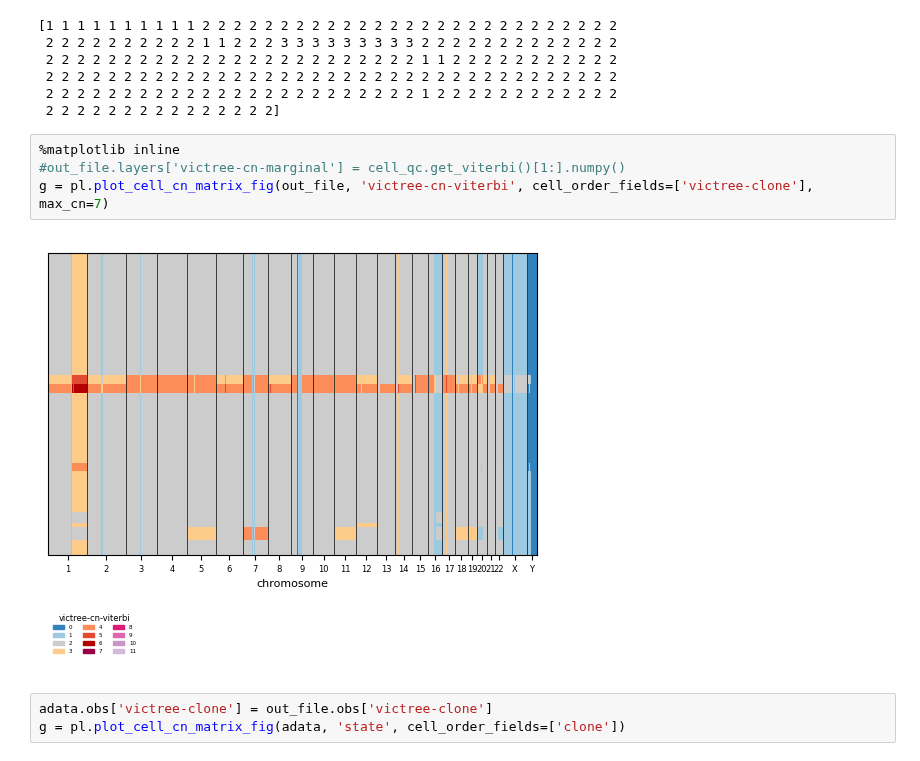
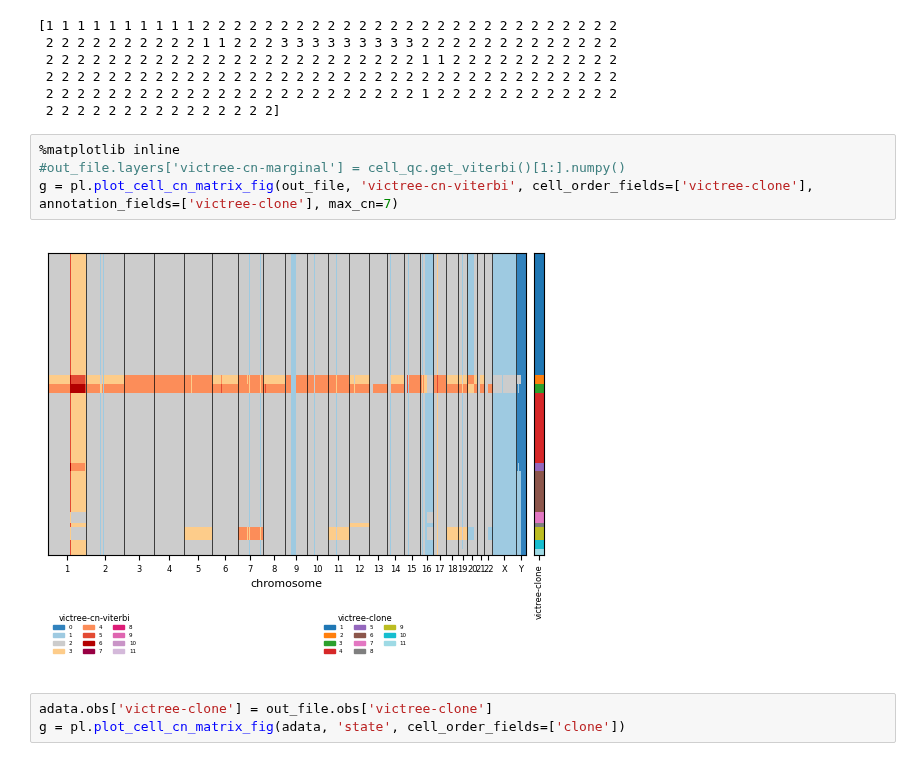
Before and after one commit to Lagergren-Lab/victree, a Jupyter notebook: src/experiments/cnplot_scgenome_new_output_format.ipynb, the cells around one changed output. Saved outputs shown, nothing was run; the diff lists cells and outputs as text.

Commit message:
added labels to tree plot

```diff
--- a/src/experiments/cnplot_scgenome_new_output_format.ipynb
+++ b/src/experiments/cnplot_scgenome_new_output_format.ipynb
@@ -98,9 +98,9 @@ print(qC_argmax[5, 5000:5200])
 # %%
 %matplotlib inline
 #out_file.layers['victree-cn-marginal'] = cell_qc.get_viterbi()[1:].numpy()
-g = pl.plot_cell_cn_matrix_fig(out_file, 'victree-cn-viterbi', cell_order_fields=['victree-clone'], max_cn=7)
+g = pl.plot_cell_cn_matrix_fig(out_file, 'victree-cn-viterbi', cell_order_fields=['victree-clone'], annotation_fields=['victree-clone'], max_cn=7)
 # %% [output]
-[figure, old version]
+[figure, new version]
 # %%
 adata.obs['victree-clone'] = out_file.obs['victree-clone']
 g = pl.plot_cell_cn_matrix_fig(adata, 'state', cell_order_fields=['clone'])
```
Also changed, not shown: parts of 3 cells of this notebook.
